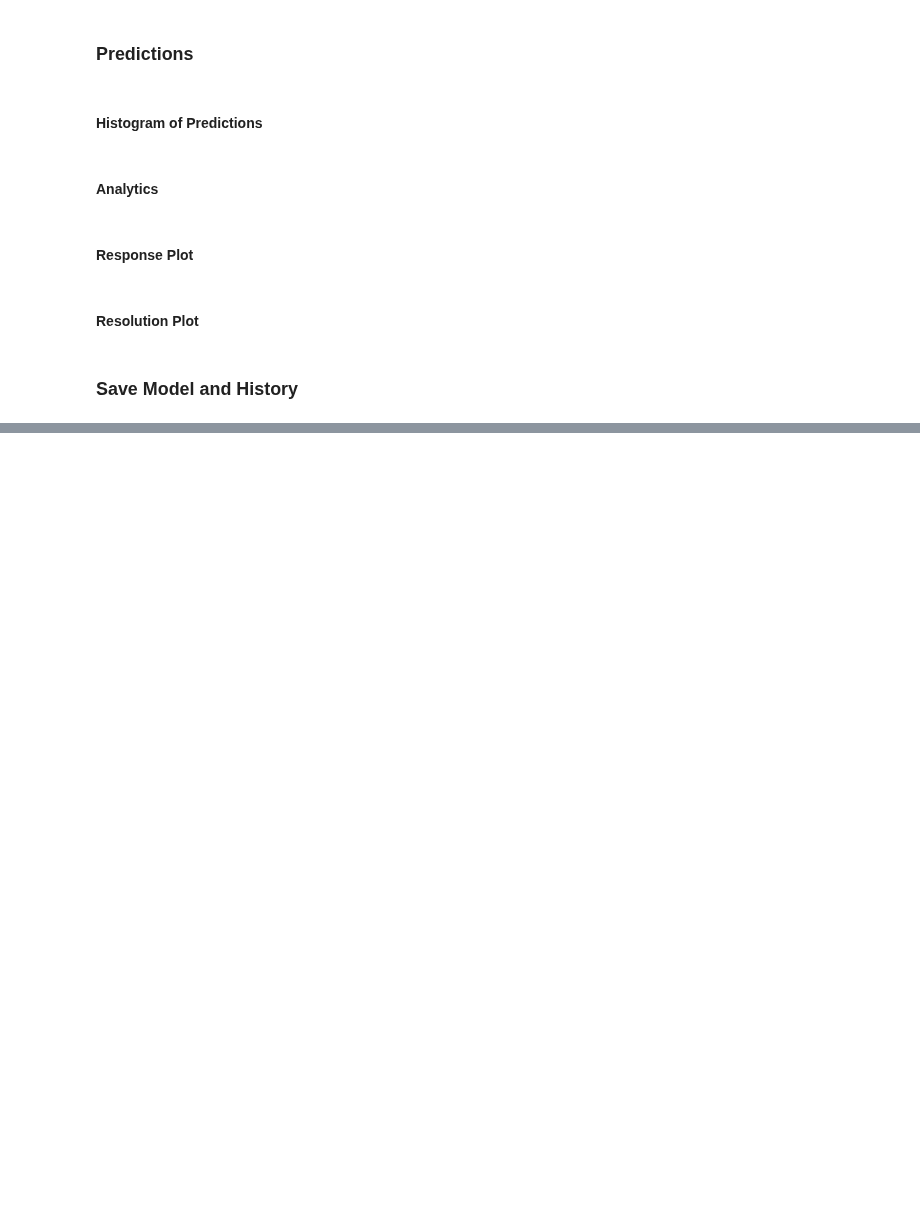
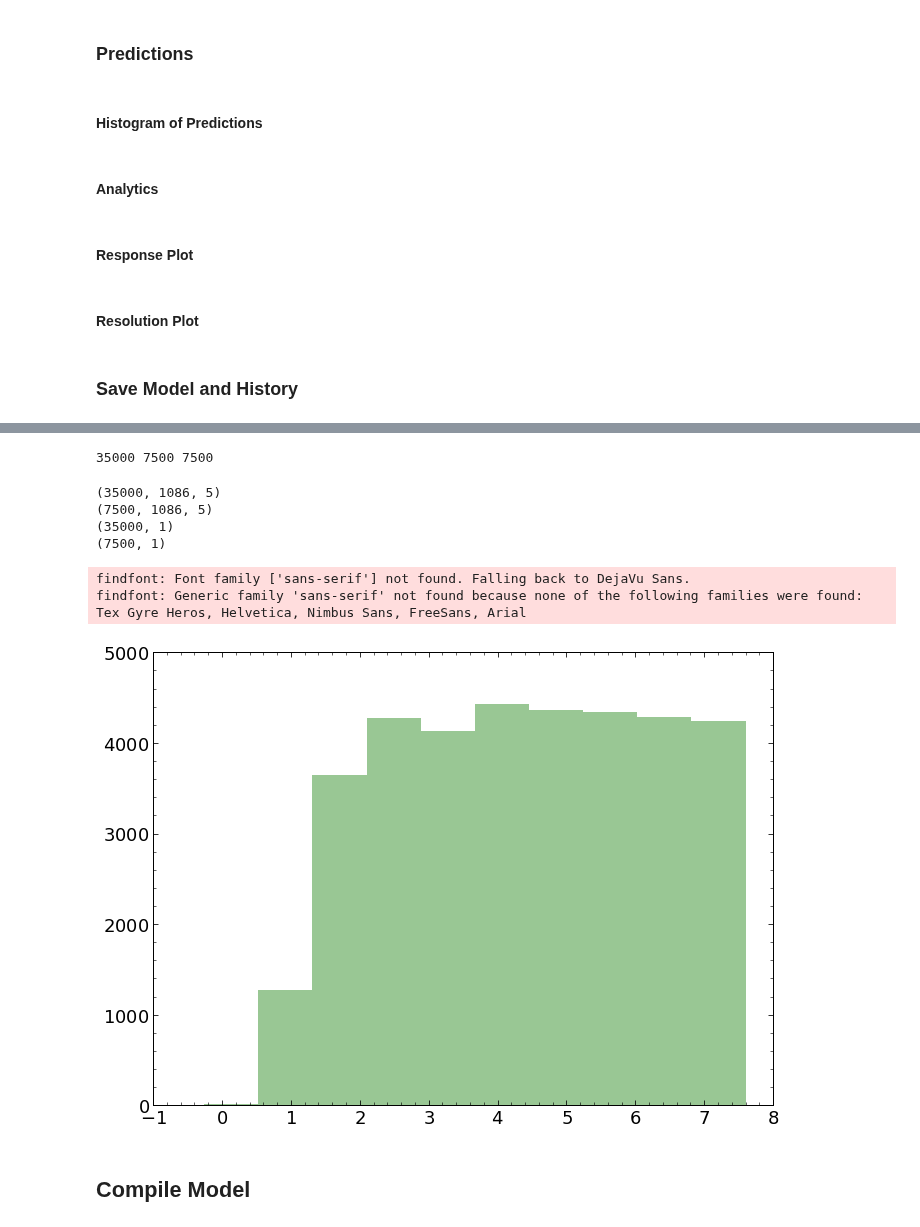
Before and after one commit to russbate42/UBCPionML, a Jupyter notebook: regression/PFN_Regression_STMC.ipynb, the cells around one changed output, grey strips where cells are left out. Cells and saved outputs as stored; diff of their text form; code cells hidden in the pictures; blank space fills up the shorter version.

```diff
--- a/regression/PFN_Regression_STMC.ipynb
+++ b/regression/PFN_Regression_STMC.ipynb
@@ -522,0 +732,6 @@ print(X.shape)
+# %%
+# the target energy values
+target_zero_mask = Yraw[:,0] > .05
+Y = np.log(Yraw[target_zero_mask,0])
+print('Any targets below 50 GeV: '+str(np.count_nonzero(np.invert(target_zero_mask))))
+print('Number of events: '+str(len(Y)))
@@ -522,0 +743,30 @@ print(X.shape)
+# %%
+train_num, val_num, test_num = dsu.tvt_num(X, tvt=(70,15,15))
+print(train_num, val_num, test_num)
+# %% [output]
+35000 7500 7500
+# %%
+indices = np.arange(X.shape[0])
+np.random.shuffle(indices)
+
+X = X[indices,:,:]
+Y = Y[indices]
+# %%
+X_train = X[:train_num,:,:]
+Y_train = Y[:train_num].reshape((train_num,1))
+
+X_val = X[train_num:train_num+val_num,:,:]
+Y_val = Y[train_num:train_num+val_num].reshape((val_num,1))
+
+X_test = X[train_num+val_num:,:,:]
+Y_test = Y[train_num+val_num:]
+# %%
+print(X_train.shape)
+print(X_val.shape)
+print(Y_train.shape)
+print(Y_val.shape)
+# %% [output]
+(35000, 1086, 5)
+(7500, 1086, 5)
+(35000, 1)
+(7500, 1)
@@ -522,0 +775,9 @@ print(X.shape)
+# %%
+plt.hist(Y_train)
+plt.show()
+# %% [output]
+findfont: Font family ['sans-serif'] not found. Falling back to DejaVu Sans.
+findfont: Generic family 'sans-serif' not found because none of the following families were found: Tex Gyre Heros, Helvetica, Nimbus Sans, FreeSans, Arial
+[figure, added]
+# %% [markdown]
+## Compile Model
```
Also changed, not shown: parts of 40 cells of this notebook, 25 other files.
